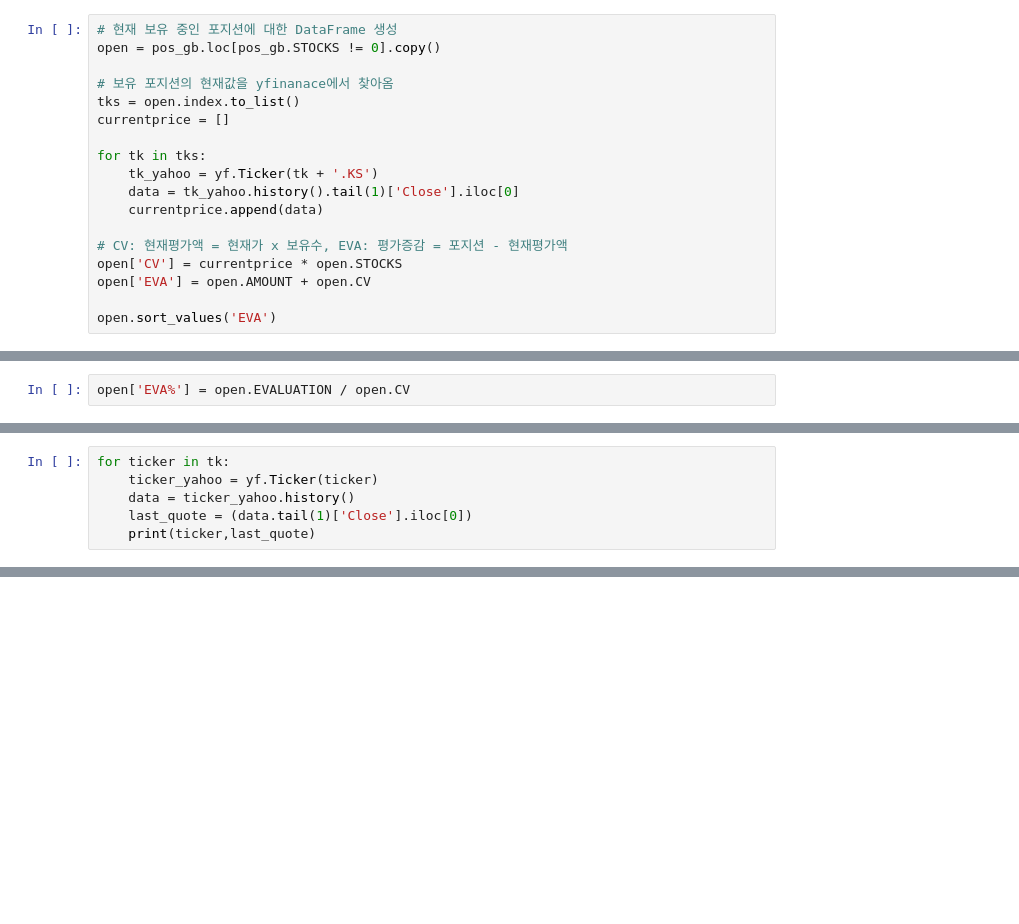
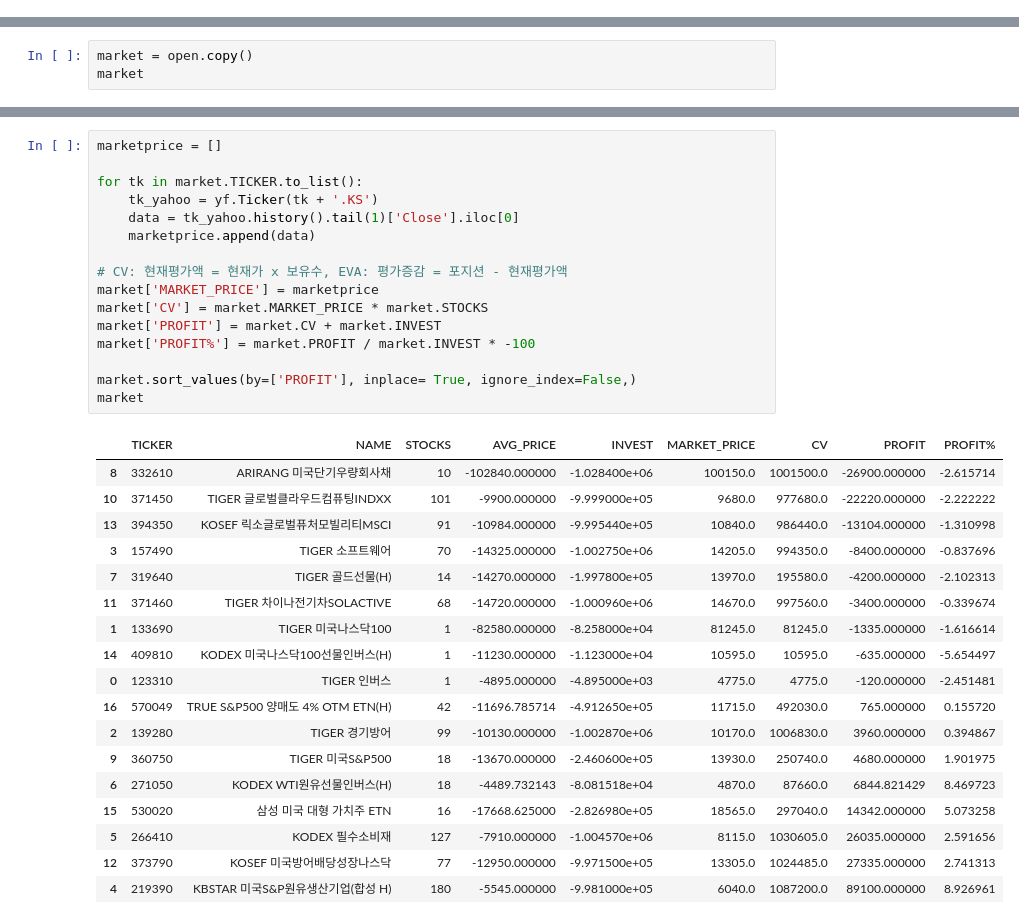
Before and after one commit to jamescbjeon/invest, a Jupyter notebook: mypostion.ipynb, the cells around one changed output, grey strips where cells are left out. Saved outputs shown, nothing was run; the diff lists cells and outputs as text; blank space fills up the shorter version.

```diff
--- a/mypostion.ipynb
+++ b/mypostion.ipynb
@@ -376,18 +261,0 @@ Profit    ₩ -95,669
-# %%
-# 현재 보유 중인 포지션에 대한 DataFrame 생성
-open = pos_gb.loc[pos_gb.STOCKS != 0].copy()
-
-# 보유 포지션의 현재값을 yfinanace에서 찾아옴
-tks = open.index.to_list()
-currentprice = []
-
-for tk in tks:
-    tk_yahoo = yf.Ticker(tk + '.KS')
-    data = tk_yahoo.history().tail(1)['Close'].iloc[0]
-    currentprice.append(data)
-
-# CV: 현재평가액 = 현재가 x 보유수, EVA: 평가증감 = 포지션 - 현재평가액
-open['CV'] = currentprice * open.STOCKS
-open['EVA'] = open.AMOUNT + open.CV
-
-open.sort_values('EVA')
@@ -514,2 +261,0 @@ open.EVALUATION.sum()
-# %%
-open['EVA%'] = open.EVALUATION / open.CV
@@ -537,6 +261,0 @@ open.sort_values('EVA%')
-# %%
-for ticker in tk:
-    ticker_yahoo = yf.Ticker(ticker)
-    data = ticker_yahoo.history()
-    last_quote = (data.tail(1)['Close'].iloc[0])
-    print(ticker,last_quote)
@@ -738,0 +320,3 @@ for stock in buy.
+# %%
+market = open.copy()
+market
@@ -738,0 +342,35 @@ for stock in buy.
+# %%
+marketprice = []
+
+for tk in market.TICKER.to_list():
+    tk_yahoo = yf.Ticker(tk + '.KS')
+    data = tk_yahoo.history().tail(1)['Close'].iloc[0]
+    marketprice.append(data)
+
+# CV: 현재평가액 = 현재가 x 보유수, EVA: 평가증감 = 포지션 - 현재평가액
+market['MARKET_PRICE'] = marketprice
+market['CV'] = market.MARKET_PRICE * market.STOCKS
+market['PROFIT'] = market.CV + market.INVEST
+market['PROFIT%'] = market.PROFIT / market.INVEST * -100
+
+market.sort_values(by=['PROFIT'], inplace= True, ignore_index=False,)
+market
+# %% [output]
+|  | TICKER | NAME | STOCKS | AVG_PRICE | INVEST | MARKET_PRICE | CV | PROFIT | PROFIT% |
+| 8 | 332610 | ARIRANG 미국단기우량회사채 | 10 | -102840.000000 | -1.028400e+06 | 100150.0 | 1001500.0 | -26900.000000 | -2.615714 |
+| 10 | 371450 | TIGER 글로벌클라우드컴퓨팅INDXX | 101 | -9900.000000 | -9.999000e+05 | 9680.0 | 977680.0 | -22220.000000 | -2.222222 |
+| 13 | 394350 | KOSEF 릭소글로벌퓨처모빌리티MSCI | 91 | -10984.000000 | -9.995440e+05 | 10840.0 | 986440.0 | -13104.000000 | -1.310998 |
+| 3 | 157490 | TIGER 소프트웨어 | 70 | -14325.000000 | -1.002750e+06 | 14205.0 | 994350.0 | -8400.000000 | -0.837696 |
+| 7 | 319640 | TIGER 골드선물(H) | 14 | -14270.000000 | -1.997800e+05 | 13970.0 | 195580.0 | -4200.000000 | -2.102313 |
+| 11 | 371460 | TIGER 차이나전기차SOLACTIVE | 68 | -14720.000000 | -1.000960e+06 | 14670.0 | 997560.0 | -3400.000000 | -0.339674 |
+| 1 | 133690 | TIGER 미국나스닥100 | 1 | -82580.000000 | -8.258000e+04 | 81245.0 | 81245.0 | -1335.000000 | -1.616614 |
+| 14 | 409810 | KODEX 미국나스닥100선물인버스(H) | 1 | -11230.000000 | -1.123000e+04 | 10595.0 | 10595.0 | -635.000000 | -5.654497 |
+| 0 | 123310 | TIGER 인버스 | 1 | -4895.000000 | -4.895000e+03 | 4775.0 | 4775.0 | -120.000000 | -2.451481 |
+| 16 | 570049 | TRUE S&P500 양매도 4% OTM ETN(H) | 42 | -11696.785714 | -4.912650e+05 | 11715.0 | 492030.0 | 765.000000 | 0.155720 |
+| 2 | 139280 | TIGER 경기방어 | 99 | -10130.000000 | -1.002870e+06 | 10170.0 | 1006830.0 | 3960.000000 | 0.394867 |
+| 9 | 360750 | TIGER 미국S&P500 | 18 | -13670.000000 | -2.460600e+05 | 13930.0 | 250740.0 | 4680.000000 | 1.901975 |
+| 6 | 271050 | KODEX WTI원유선물인버스(H) | 18 | -4489.732143 | -8.081518e+04 | 4870.0 | 87660.0 | 6844.821429 | 8.469723 |
+| 15 | 530020 | 삼성 미국 대형 가치주 ETN | 16 | -17668.625000 | -2.826980e+05 | 18565.0 | 297040.0 | 14342.000000 | 5.073258 |
+| 5 | 266410 | KODEX 필수소비재 | 127 | -7910.000000 | -1.004570e+06 | 8115.0 | 1030605.0 | 26035.000000 | 2.591656 |
+| 12 | 373790 | KOSEF 미국방어배당성장나스닥 | 77 | -12950.000000 | -9.971500e+05 | 13305.0 | 1024485.0 | 27335.000000 | 2.741313 |
+| 4 | 219390 | KBSTAR 미국S&P원유생산기업(합성 H) | 180 | -5545.000000 | -9.981000e+05 | 6040.0 | 1087200.0 | 89100.000000 | 8.926961 |
```
Also changed, not shown: parts of 64 cells of this notebook.
